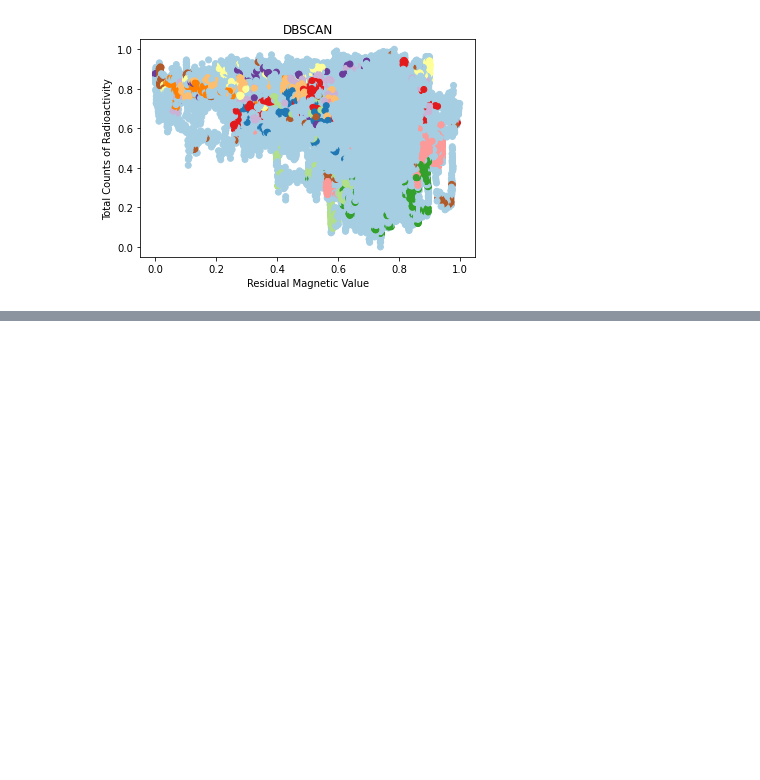
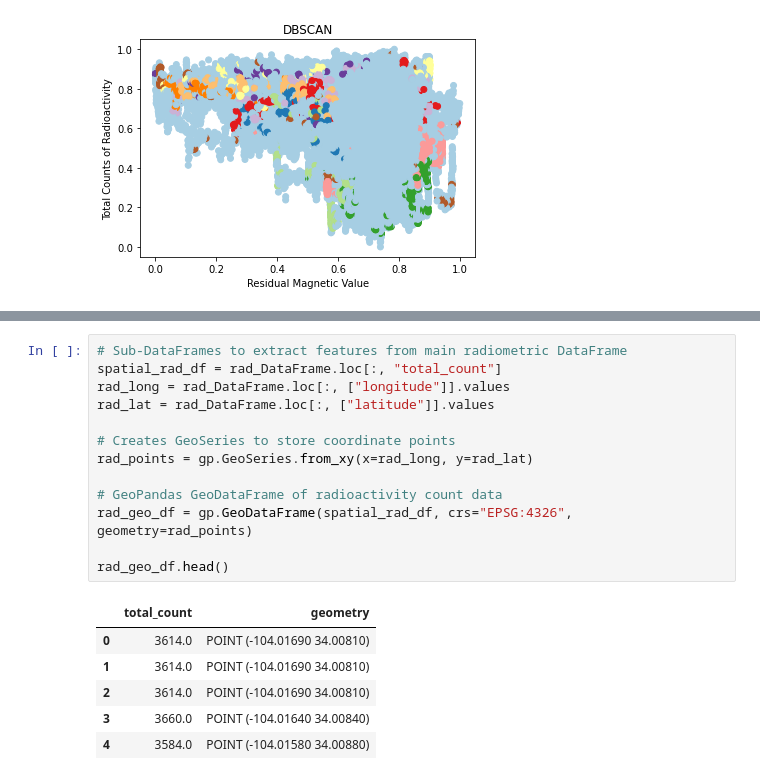
Before and after one commit to malbert131/FRI_Group_4_Project, a Jupyter notebook: main.ipynb, the cells around one changed output, grey strips where cells are left out. Drawn from its saved outputs; the diff is of its cells as text; blank space fills up the shorter version.

```diff
--- a/main.ipynb
+++ b/main.ipynb
@@ -390,0 +416,20 @@ Text(0, 0.5, 'Total Counts of Radioactivity')
+# %%
+# Sub-DataFrames to extract features from main radiometric DataFrame
+spatial_rad_df = rad_DataFrame.loc[:, "total_count"]
+rad_long = rad_DataFrame.loc[:, ["longitude"]].values
+rad_lat = rad_DataFrame.loc[:, ["latitude"]].values
+
+# Creates GeoSeries to store coordinate points
+rad_points = gp.GeoSeries.from_xy(x=rad_long, y=rad_lat)
+
+# GeoPandas GeoDataFrame of radioactivity count data
+rad_geo_df = gp.GeoDataFrame(spatial_rad_df, crs="EPSG:4326", geometry=rad_points)
+
+rad_geo_df.head()
+# %% [output]
+|  | total_count | geometry |
+| 0 | 3614.0 | POINT (-104.01690 34.00810) |
+| 1 | 3614.0 | POINT (-104.01690 34.00810) |
+| 2 | 3614.0 | POINT (-104.01690 34.00810) |
+| 3 | 3660.0 | POINT (-104.01640 34.00840) |
+| 4 | 3584.0 | POINT (-104.01580 34.00880) |
```
Also changed, not shown: parts of 4 cells of this notebook.
